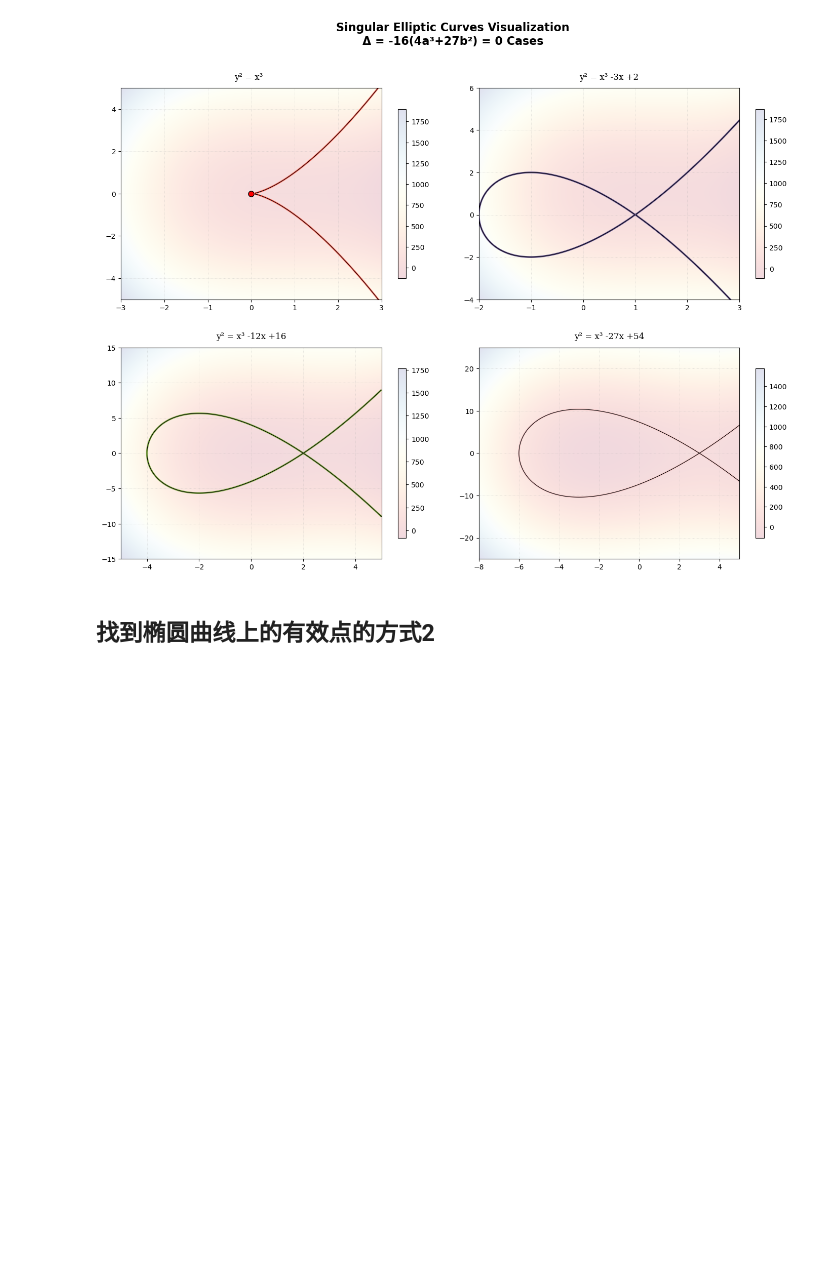
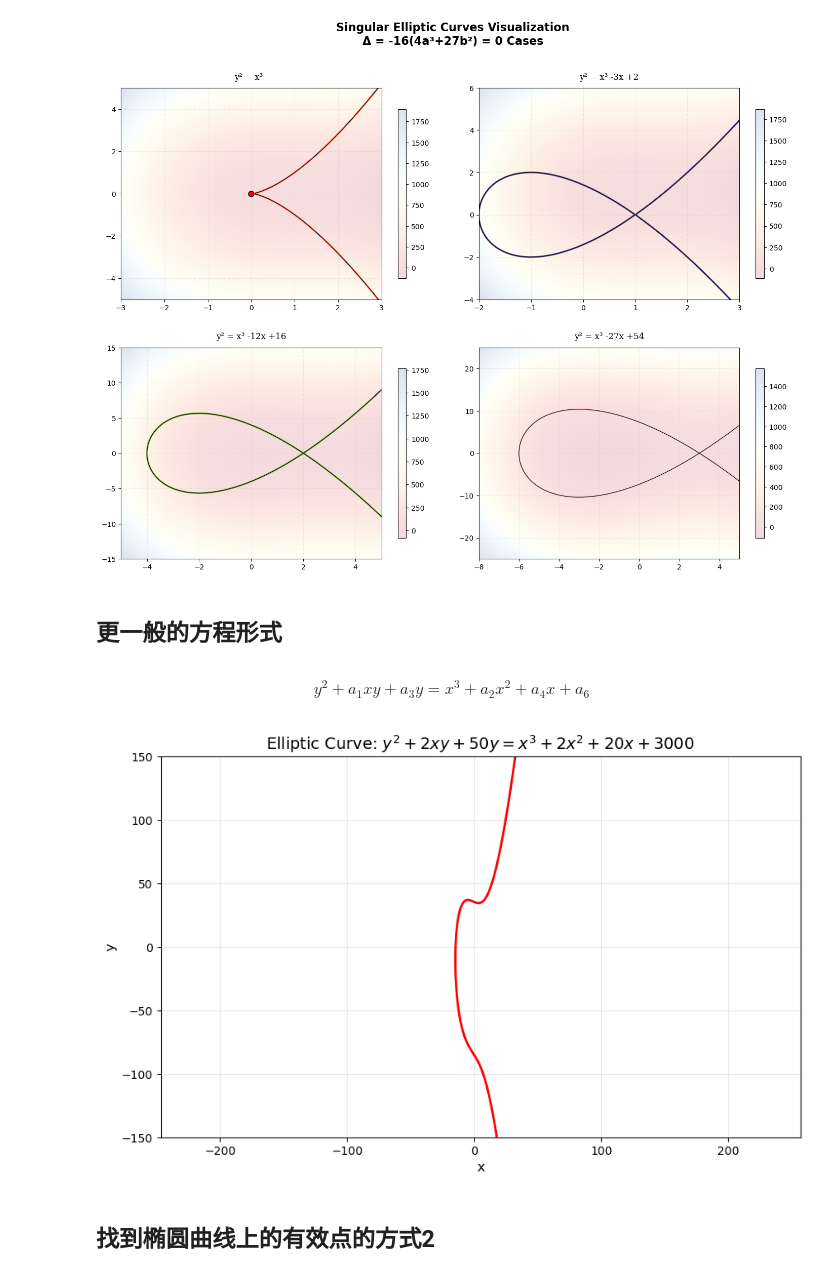
Before and after one commit to hzsunzixiang/programming, a Jupyter notebook: cryptography/ecc_2025/ecc_arithmatic.ipynb, the cells around one changed output. Drawn from its saved outputs; the diff is of its cells as text; code cells hidden in the pictures; blank space fills up the shorter version.

```diff
--- a/cryptography/ecc_2025/ecc_arithmatic.ipynb
+++ b/cryptography/ecc_2025/ecc_arithmatic.ipynb
@@ -253,6 +253,39 @@ plt.tight_layout(pad=4, h_pad=3, w_pad=3)
 plt.show()
 # %% [output]
 [figure]
+# %% [markdown]
+## 更一般的方程形式
+# %% [markdown]
+$$y^2 + a_1xy + a_3y = x^3 + a_2x^2 + a_4x + a_6$$
+# %%
+import numpy as np
+import matplotlib.pyplot as plt
+
+# 定义隐函数方程
+def ellipse_func(x, y):
+    return y**2 + 2*x*y + 50*y - x**3 - 2*x**2 - 20*x - 3000
+
+# 生成网格数据
+x = np.linspace(-40, 50, 500)  # 扩大x范围以覆盖曲线特征
+y = np.linspace(-150, 150, 500)
+X, Y = np.meshgrid(x, y)
+
+# 计算函数值
+Z = ellipse_func(X, Y)
+
+# 绘制等高线（仅绘制0等高线）
+plt.figure(figsize=(10, 6))
+contour = plt.contour(X, Y, Z, levels=[0], colors='red', linewidths=2)
+
+# 美化图形
+plt.title('Elliptic Curve: $y^2 + 2xy + 50y = x^3 + 2x^2 + 20x + 3000$', fontsize=14)
+plt.xlabel('x', fontsize=12)
+plt.ylabel('y', fontsize=12)
+plt.grid(True, alpha=0.3)
+plt.axis('equal')  # 保持坐标轴比例一致
+plt.show()
+# %% [output]
+[figure, added]
 # %% [markdown]
 ## 找到椭圆曲线上的有效点的方式2
 # %%
```
Also changed, not shown: 1 other file.
